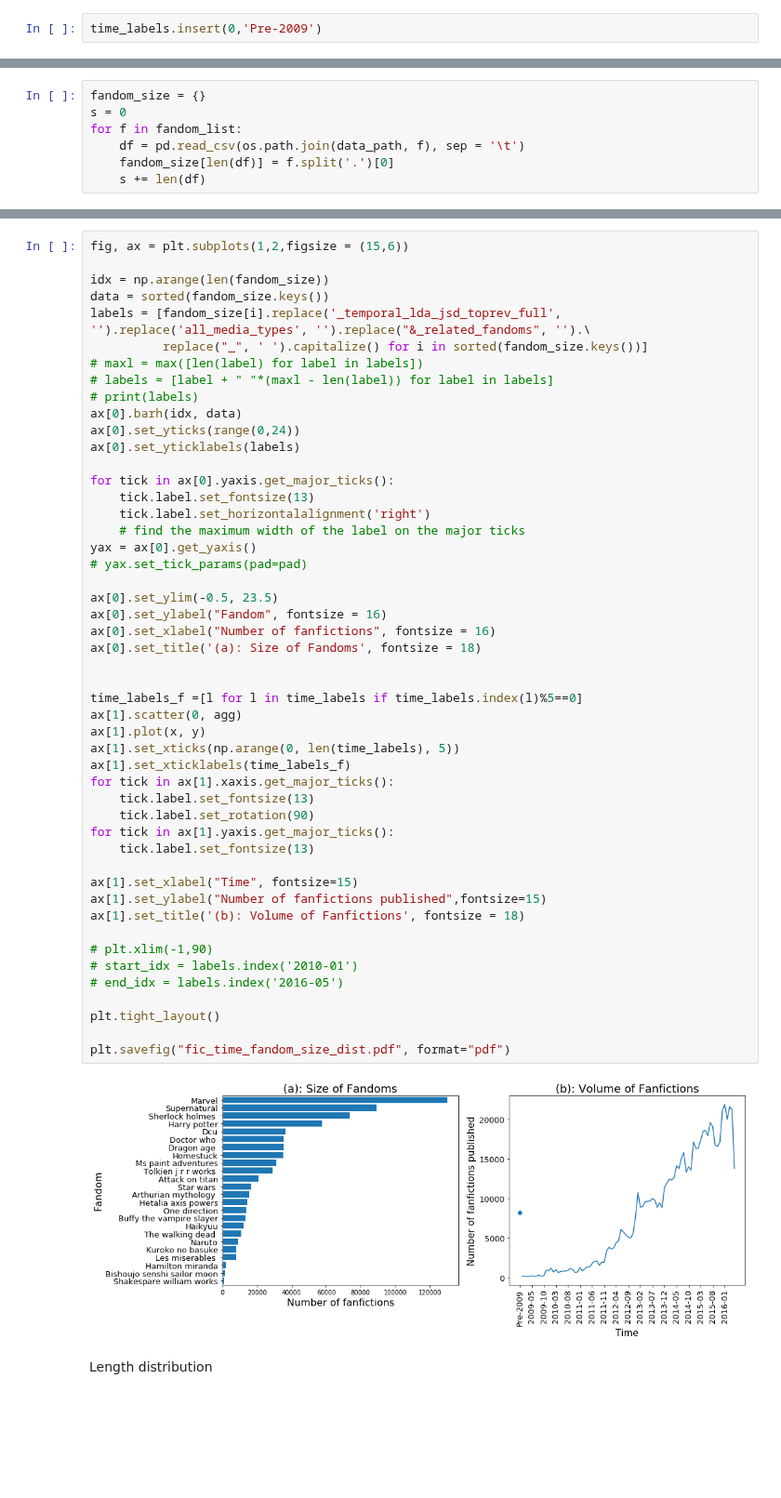
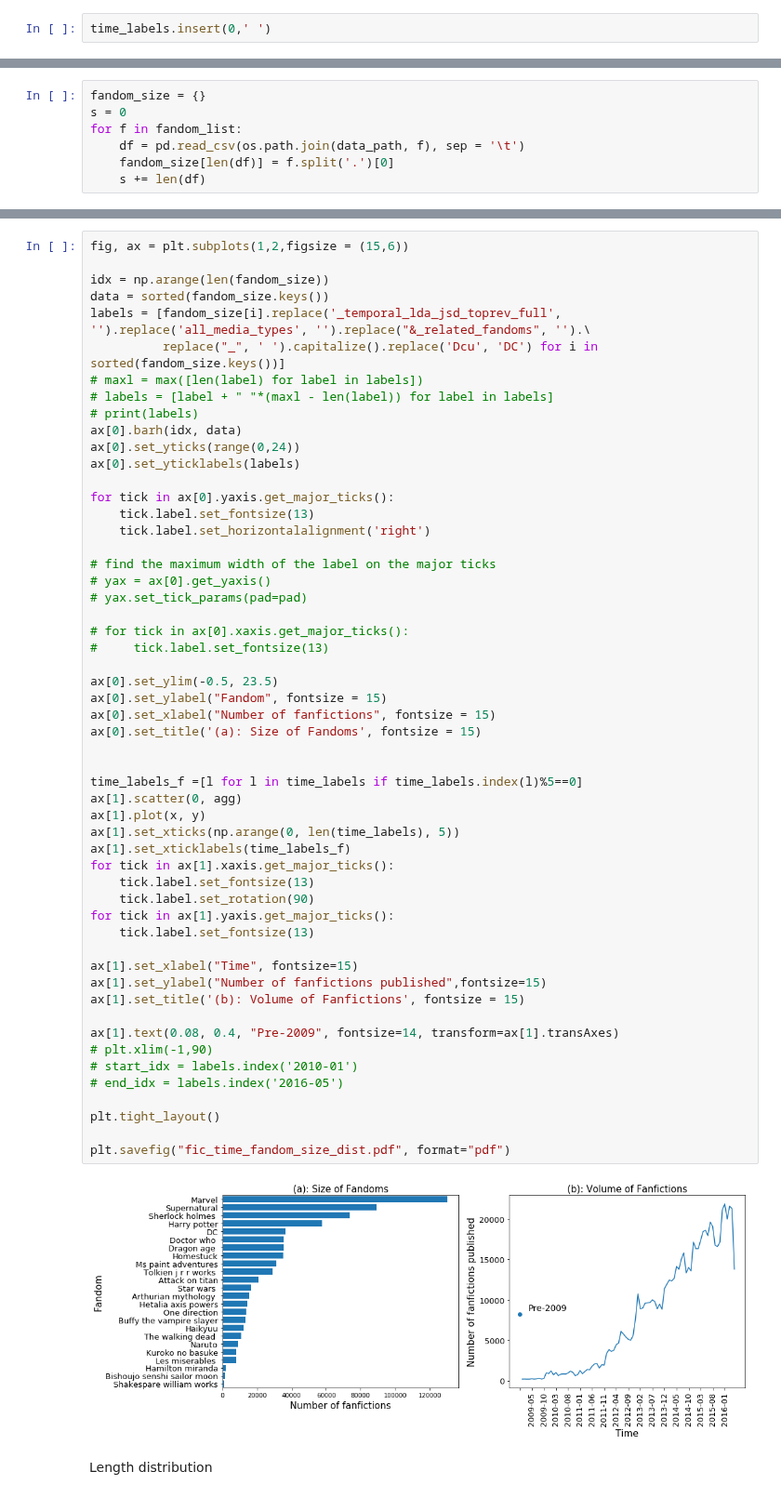
Before and after one commit to yzjing/ao3_old, a Jupyter notebook: exps/20171113_descriptive/descriptive.ipynb, the cells around one changed output, grey strips where cells are left out. Shown at 93% size. Saved outputs shown, nothing was run; the diff lists cells and outputs as text; blank space fills up the shorter version.

```diff
--- a/exps/20171113_descriptive/descriptive.ipynb
+++ b/exps/20171113_descriptive/descriptive.ipynb
@@ -28,7 +28,7 @@ time_labels = [l for l in time_labels if int(l[0:4]) >=  2009]
 x = np.arange(1, len(time_labels) +1)
 y = [times[k] for k in time_labels]
 # %%
-time_labels.insert(0,'Pre-2009')
+time_labels.insert(0,' ')
 # %% [markdown]
 Number of works in each fandom
 # %%
@@ -64,7 +64,7 @@ fig, ax = plt.subplots(1,2,figsize = (15,6))
 idx = np.arange(len(fandom_size))
 data = sorted(fandom_size.keys())
 labels = [fandom_size[i].replace('_temporal_lda_jsd_toprev_full', '').replace('all_media_types', '').replace("&_related_fandoms", '').\
-          replace("_", ' ').capitalize() for i in sorted(fandom_size.keys())]
+          replace("_", ' ').capitalize().replace('Dcu', 'DC') for i in sorted(fandom_size.keys())]
 # maxl = max([len(label) for label in labels])
 # labels = [label + " "*(maxl - len(label)) for label in labels]
 # print(labels)
@@ -75,40 +75,45 @@ ax[0].set_yticklabels(labels)
 for tick in ax[0].yaxis.get_major_ticks():
     tick.label.set_fontsize(13)
     tick.label.set_horizontalalignment('right')
-    # find the maximum width of the label on the major ticks
-yax = ax[0].get_yaxis()
+
+# find the maximum width of the label on the major ticks
+# yax = ax[0].get_yaxis()
 # yax.set_tick_params(pad=pad)
 
+# for tick in ax[0].xaxis.get_major_ticks():
+#     tick.label.set_fontsize(13)
+
 ax[0].set_ylim(-0.5, 23.5)
-ax[0].set_ylabel("Fandom", fontsize = 16)
-ax[0].set_xlabel("Number of fanfictions", fontsize = 16)
-ax[0].set_title('(a): Size of Fandoms', fontsize = 18)
+ax[0].set_ylabel("Fandom", fontsize = 15)
+ax[0].set_xlabel("Number of fanfictions", fontsize = 15)
+ax[0].set_title('(a): Size of Fandoms', fontsize = 15)
 
 
 time_labels_f =[l for l in time_labels if time_labels.index(l)%5==0]
 ax[1].scatter(0, agg)
 ax[1].plot(x, y)
 ax[1].set_xticks(np.arange(0, len(time_labels), 5))
 ax[1].set_xticklabels(time_labels_f)
 for tick in ax[1].xaxis.get_major_ticks():
     tick.label.set_fontsize(13)
     tick.label.set_rotation(90)
 for tick in ax[1].yaxis.get_major_ticks():
     tick.label.set_fontsize(13)
 
 ax[1].set_xlabel("Time", fontsize=15)
 ax[1].set_ylabel("Number of fanfictions published",fontsize=15)
-ax[1].set_title('(b): Volume of Fanfictions', fontsize = 18)
+ax[1].set_title('(b): Volume of Fanfictions', fontsize = 15)
 
+ax[1].text(0.08, 0.4, "Pre-2009", fontsize=14, transform=ax[1].transAxes)
 # plt.xlim(-1,90)
 # start_idx = labels.index('2010-01')
 # end_idx = labels.index('2016-05')
 
 plt.tight_layout()
 
 plt.savefig("fic_time_fandom_size_dist.pdf", format="pdf")
 # %% [output]
-[figure, old version]
+[figure, new version]
 # %% [markdown]
 Length distribution
 # %%
```
Also changed, not shown: parts of 2 cells of this notebook, 2 other files.
